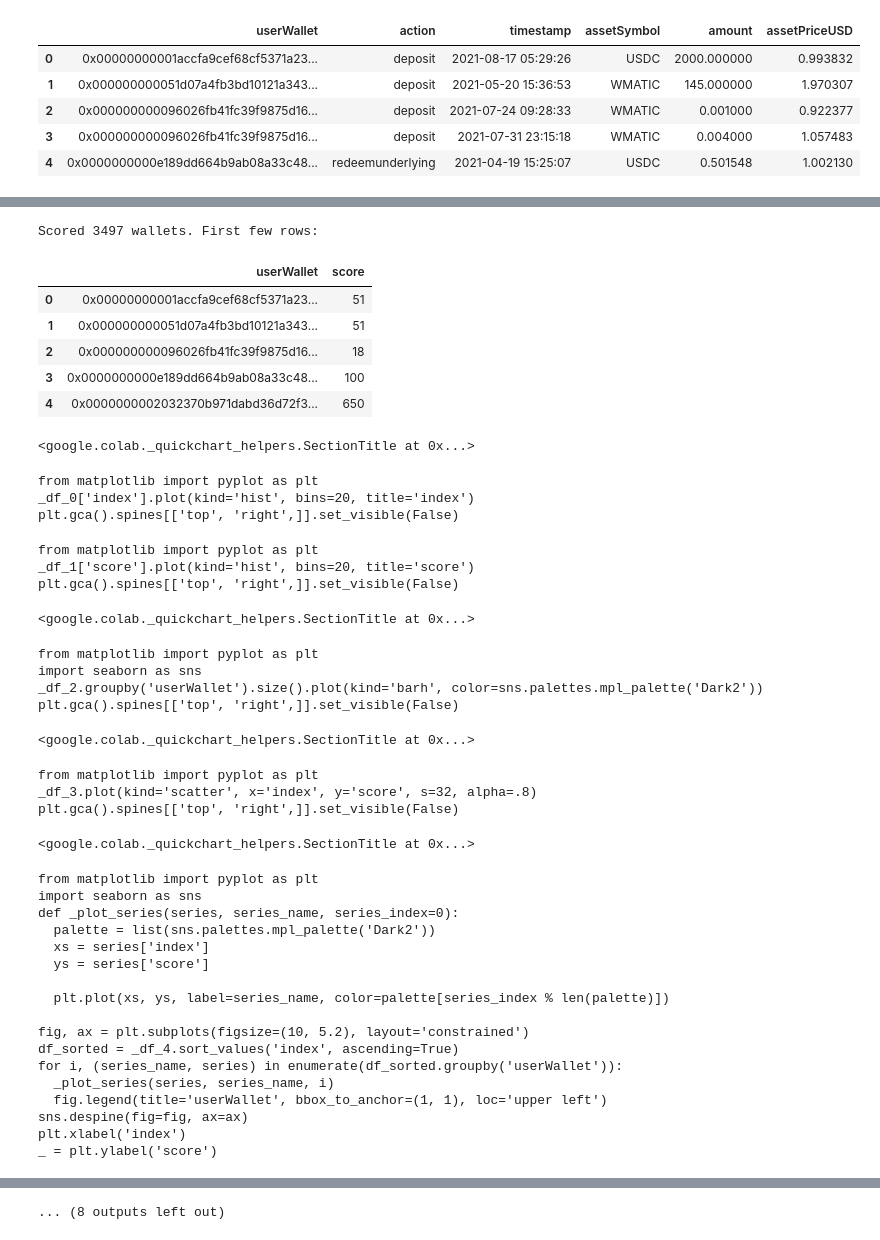
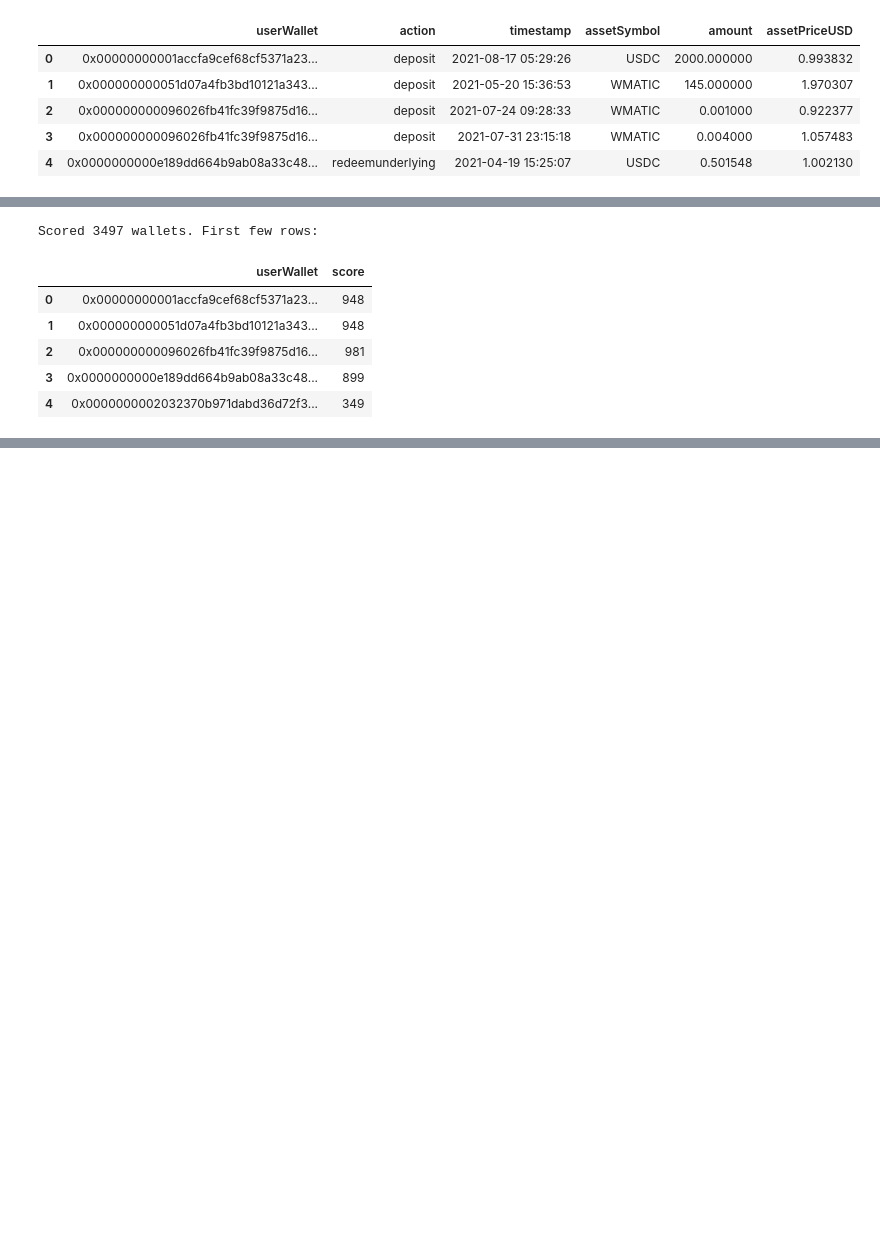
Before and after one commit to abhigyanpal1/aave-credit-scorer, a Jupyter notebook: credit_score_assignment.ipynb, the cells around one changed output, grey strips where cells are left out. Cells and saved outputs as stored; diff of their text form; code cells hidden in the pictures; blank space fills up the shorter version.

```diff
--- a/credit_score_assignment.ipynb
+++ b/credit_score_assignment.ipynb
@@ -30,4 +30,4 @@ from sklearn.ensemble import IsolationForest
 from sklearn.preprocessing import MinMaxScaler
 
 # Path to your uploaded JSON
-json_path = '/content/user-wallet-transactions.json'
+json_path = '/user-wallet-transactions.json'
@@ -102,66 +106,32 @@ Engineered 8 features for 3497 wallets.
 # %%
 def train_model(feat_df):
     X = feat_df.drop('userWallet', axis=1).values
     scaler = MinMaxScaler().fit(X)
     iso    = IsolationForest(contamination=0.05, random_state=42).fit(scaler.transform(X))
     return scaler, iso
 
 def score_wallets(feat_df, scaler, model):
     X = feat_df.drop('userWallet', axis=1).values
     Xs = scaler.transform(X)
-    raw = -model.decision_function(Xs)               # higher = more “normal”
+    raw = model.decision_function(Xs)               # higher = more “normal”
     mn, mx = raw.min(), raw.max()
     norm   = (raw - mn) / (mx - mn + 1e-9)
     scores = (norm * 1000).astype(int)
     out    = feat_df[['userWallet']].copy()
     out['score'] = scores
     return out
 
 # Train & score
 scaler, iso     = train_model(feats)
 scored_df       = score_wallets(feats, scaler, iso)
 scored_df.to_csv('scores.csv', index=False)
 print("Scored", len(scored_df), "wallets. First few rows:")
 scored_df.head()
 # %% [output]
 Scored 3497 wallets. First few rows:
 |  | userWallet | score |
-| 0 | 0x00000000001accfa9cef68cf5371a23... | 51 |
-| 1 | 0x000000000051d07a4fb3bd10121a343... | 51 |
-| 2 | 0x000000000096026fb41fc39f9875d16... | 18 |
-| 3 | 0x0000000000e189dd664b9ab08a33c48... | 100 |
-| 4 | 0x0000000002032370b971dabd36d72f3... | 650 |
+| 0 | 0x00000000001accfa9cef68cf5371a23... | 948 |
+| 1 | 0x000000000051d07a4fb3bd10121a343... | 948 |
+| 2 | 0x000000000096026fb41fc39f9875d16... | 981 |
+| 3 | 0x0000000000e189dd664b9ab08a33c48... | 899 |
+| 4 | 0x0000000002032370b971dabd36d72f3... | 349 |
-<google.colab._quickchart_helpers.SectionTitle at 0x...>
-from matplotlib import pyplot as plt
-_df_0['index'].plot(kind='hist', bins=20, title='index')
-plt.gca().spines[['top', 'right',]].set_visible(False)
-from matplotlib import pyplot as plt
-_df_1['score'].plot(kind='hist', bins=20, title='score')
-plt.gca().spines[['top', 'right',]].set_visible(False)
-<google.colab._quickchart_helpers.SectionTitle at 0x...>
-from matplotlib import pyplot as plt
-import seaborn as sns
-_df_2.groupby('userWallet').size().plot(kind='barh', color=sns.palettes.mpl_palette('Dark2'))
-plt.gca().spines[['top', 'right',]].set_visible(False)
-<google.colab._quickchart_helpers.SectionTitle at 0x...>
-from matplotlib import pyplot as plt
-_df_3.plot(kind='scatter', x='index', y='score', s=32, alpha=.8)
-plt.gca().spines[['top', 'right',]].set_visible(False)
-<google.colab._quickchart_helpers.SectionTitle at 0x...>
-from matplotlib import pyplot as plt
-import seaborn as sns
-def _plot_series(series, series_name, series_index=0):
-  palette = list(sns.palettes.mpl_palette('Dark2'))
-  xs = series['index']
-  ys = series['score']
-
-  plt.plot(xs, ys, label=series_name, color=palette[series_index % len(palette)])
-
-fig, ax = plt.subplots(figsize=(10, 5.2), layout='constrained')
-df_sorted = _df_4.sort_values('index', ascending=True)
-for i, (series_name, series) in enumerate(df_sorted.groupby('userWallet')):
-  _plot_series(series, series_name, i)
-  fig.legend(title='userWallet', bbox_to_anchor=(1, 1), loc='upper left')
-sns.despine(fig=fig, ax=ax)
-plt.xlabel('index')
-_ = plt.ylabel('score')
@@ -185,4 +138,3 @@ _ = plt.ylabel('count()')
-... (8 outputs left out)
 # %%
 # Quick peek:
 !head -n 10 scores.csv
```
Also changed, not shown: parts of 5 cells of this notebook.
